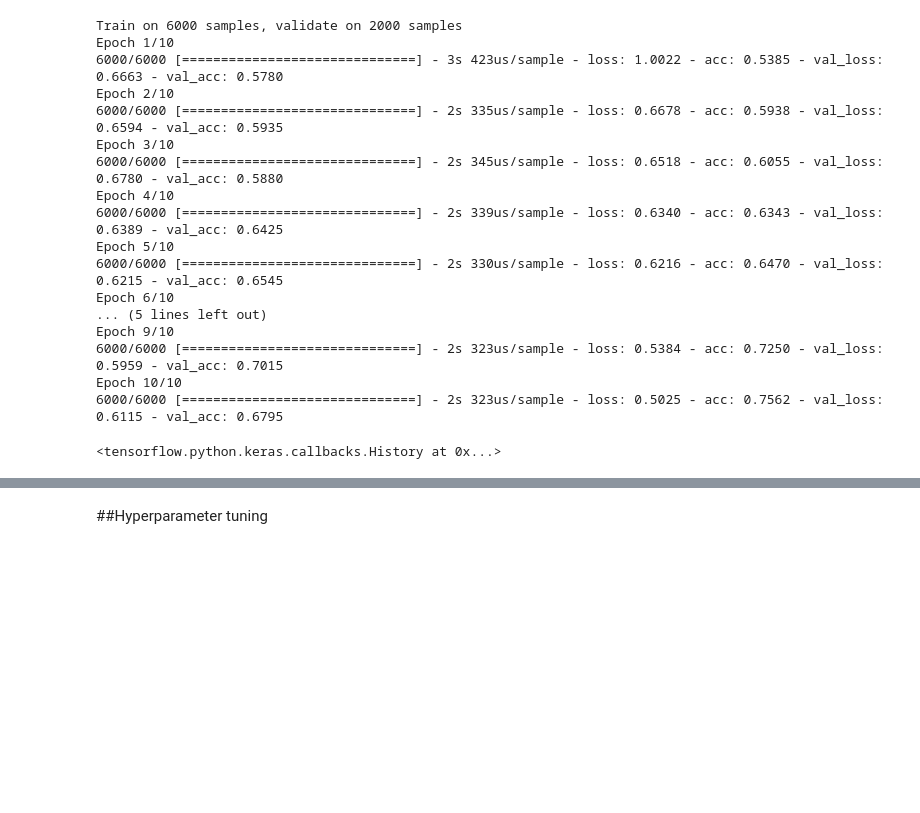
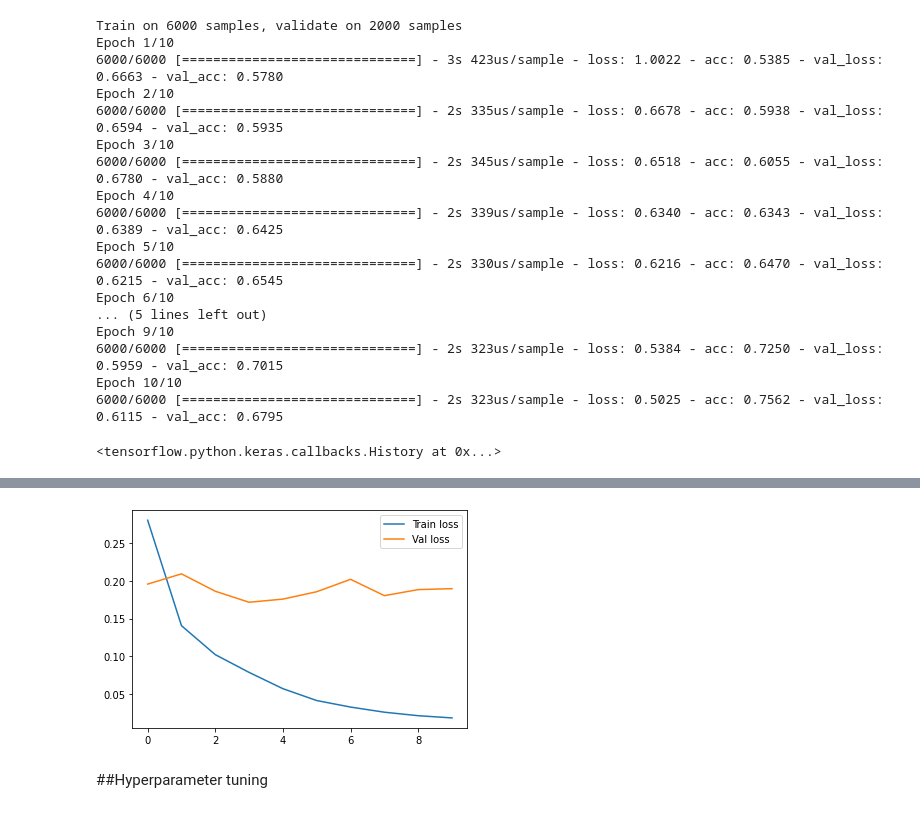
Before and after one commit to premkumar25/Cat-Dog-Image-Classification, a Jupyter notebook: Cats_and__Dogs_Classification.ipynb, the cells around one changed output, grey strips where cells are left out. Saved outputs shown, nothing was run; the diff lists cells and outputs as text; code cells hidden in the pictures; blank space fills up the shorter version.

```diff
--- a/Cats_and__Dogs_Classification.ipynb
+++ b/Cats_and__Dogs_Classification.ipynb
@@ -353,3 +447,10 @@ Epoch 10/10
+# %%
+plt.plot(v.history['loss'], label='Train loss')
+plt.plot(v.history['val_loss'], label='Val loss')
+plt.legend()
+plt.show()
+# %% [output]
+[figure, added]
 # %% [markdown]
 
 ##Hyperparameter tuning
```
Also changed, not shown: parts of 13 cells of this notebook.
